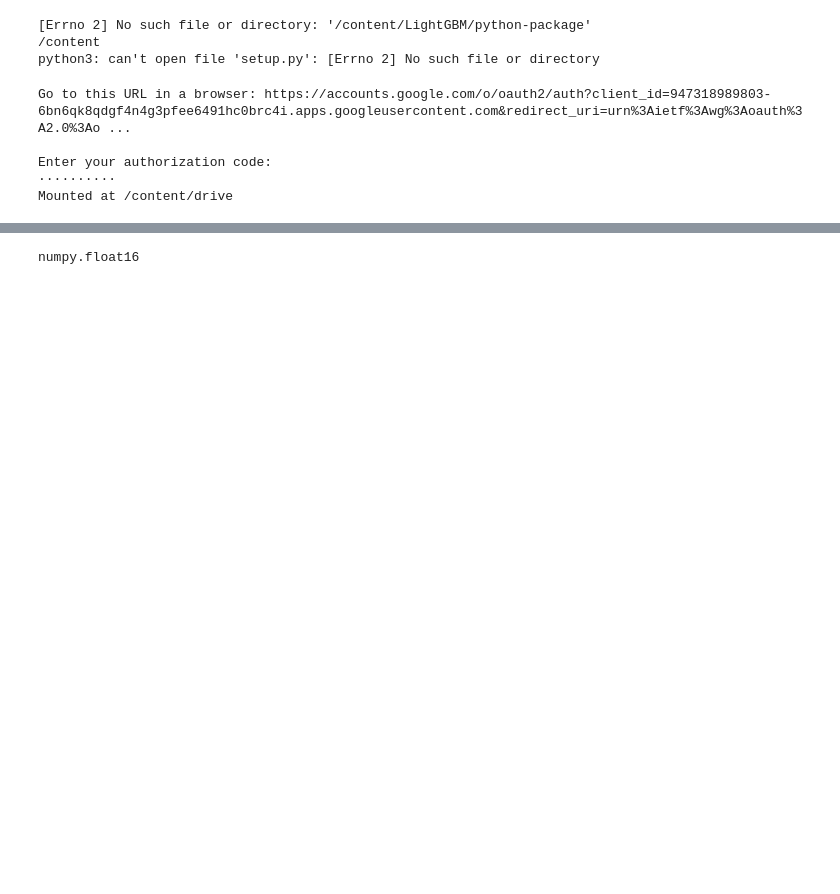
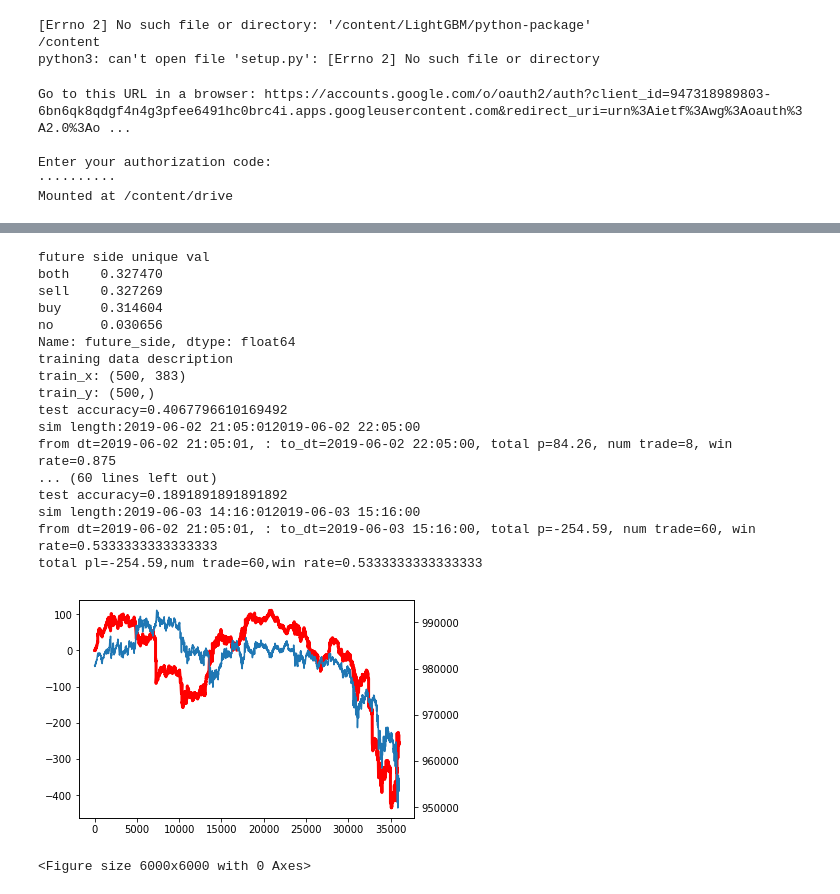
Before and after one commit to alunfes/flyer-bot, a Jupyter notebook: lightgbm_price.ipynb, the cells around one changed output, grey strips where cells are left out. Saved outputs shown, nothing was run; the diff lists cells and outputs as text; code cells hidden in the pictures; blank space fills up the shorter version.

```diff
--- a/lightgbm_price.ipynb
+++ b/lightgbm_price.ipynb
@@ -1720,10 +1574,76 @@ ax1.plot(ac.performance_total_pl_log,color='red',linewidth = 3.0,label='pl')
 ax2 = ax1.twinx()
 ax2.plot(list(stdata.price))
 plt.show()
-# %%
-import numpy as np
-li = [1.2,1.3,1.4]
-li = np.array(li,dtype=np.float16)
-type(li[0])
-# %% [output]
-numpy.float16
+# %%
+'''
+conti LGB learning
+'''
+pl_kijun = 1000
+sim_pl = 100000
+future_period = 11
+num_term = 20
+window_term = 2
+
+train_period = 500
+test_period = 60
+window_period =  60
+num_loop = 10
+
+
+params = {'objective': 'multiclass','num_class': 4,
+          'boosting': 'dart', 'learning_rate': 0.05091528410989798, 'max_bin': 165, 'num_leaves': 207,
+          'min_data_in_leaf': 434, 'min_sum_hessian_in_leaf': 9.091797119241134, 'bagging_fraction': 0.9354719699784384, 'bagging_freq': 213,
+          'feature_fraction': 0.20295455889008795, 'lambda_l1': 33.88450440568455, 'lambda_l2': 17.432932544855397,
+          'min_gain_to_split': 34.42381846701762, 'max_depth': 415, 'drop_rate': 0.587272404119674, 'skip_drop': 0.021603140638192186}
+
+
+OneMinMarketData.initialize_for_bot(num_term, window_term,future_period,pl_kijun,10000)
+df = OneMinMarketData.generate_df()
+lgbmodel = LgbModel()
+train_x, test_x, train_y, test_y = lgbmodel.generate_data(df, 0.0)
+ac = SimAccount()
+tick_log= []
+
+for i in range(num_loop):
+    train_xx = train_x.iloc[i*window_period:i*window_period + train_period]
+    train_yy = train_y.iloc[i*window_period:i*window_period + train_period]
+    test_xx = train_x.iloc[i*window_period+train_period:i*window_period + train_period+test_period]
+    test_yy = train_y.iloc[i*window_period+train_period:i*window_period + train_period+test_period]
+    #model = lgbmodel.train_params(train_xx, train_yy,params)
+    model = lgbmodel.train(train_xx, train_yy)
+    if len(test_yy) > 0:
+        predictions = lgbmodel.prediction2(model, test_xx)
+        print('test accuracy={}'.format(lgbmodel.calc_buysell_accuracy(predictions,test_yy)))
+        start_ind = OneMinMarketData.check_matched_index(test_xx)
+        stdata = OneMinMarketData.generate_tick_pred_data(predictions, start_ind)
+        tick_log.extend(stdata.price)
+        sim = Sim()
+        ac = sim.sim_lgbmodel(stdata,sim_pl,ac)
+        print('total pl={},num trade={},win rate={}'.format(ac.total_pl,ac.num_trade,ac.win_rate))
+
+fig, ax1 = plt.subplots()
+plt.figure(figsize=(30,30),dpi=200)
+ax1.plot(ac.performance_total_pl_log,color='red',linewidth = 3.0,label='pl')
+ax2 = ax1.twinx()
+ax2.plot(tick_log)
+plt.show()
+# %% [output]
+future side unique val
+both    0.327470
+sell    0.327269
+buy     0.314604
+no      0.030656
+Name: future_side, dtype: float64
+training data description
+train_x: (500, 383)
+train_y: (500,)
+test accuracy=0.4067796610169492
+sim length:2019-06-02 21:05:012019-06-02 22:05:00
+from dt=2019-06-02 21:05:01, : to_dt=2019-06-02 22:05:00, total p=84.26, num trade=8, win rate=0.875
+... (60 lines left out)
+test accuracy=0.1891891891891892
+sim length:2019-06-03 14:16:012019-06-03 15:16:00
+from dt=2019-06-02 21:05:01, : to_dt=2019-06-03 15:16:00, total p=-254.59, num trade=60, win rate=0.5333333333333333
+total pl=-254.59,num trade=60,win rate=0.5333333333333333
+[figure, added]
+<Figure size 6000x6000 with 0 Axes>
```
Also changed, not shown: parts of 9 cells of this notebook, 2 other files.
